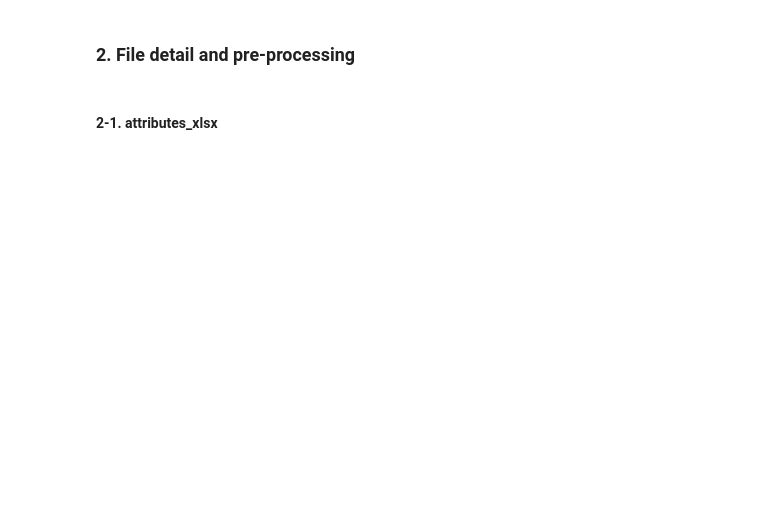
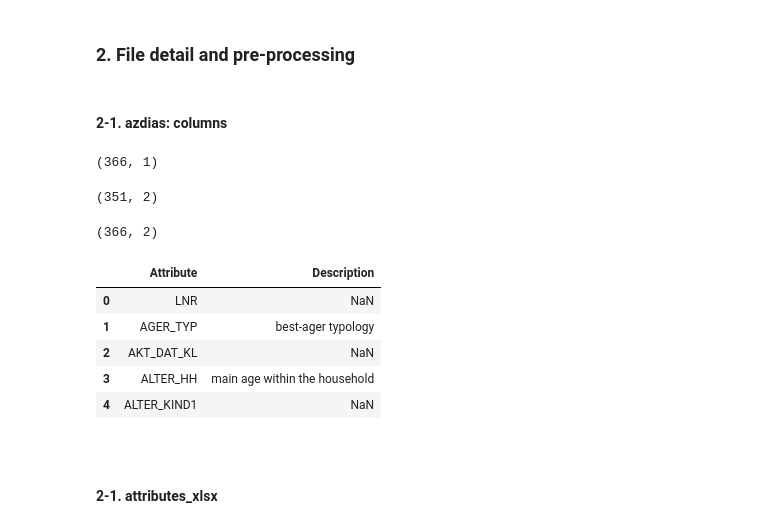
Before and after one commit to jaeyoun-chang/u_city_capstone, a Jupyter notebook: Arvato Project Workbook.ipynb, the cells around one changed output. Cells and saved outputs as stored; diff of their text form; code cells hidden in the pictures; blank space fills up the shorter version.

Commit message:
azdias: columns

```diff
--- a/Arvato Project Workbook.ipynb
+++ b/Arvato Project Workbook.ipynb
@@ -156,3 +164,38 @@ None
 # information_xlsx
 # %% [markdown]
 ### 2. File detail and pre-processing
+# %% [markdown]
+#### 2-1. azdias: columns
+# %%
+# values of columns of azdias
+col_val_azdias = pd.DataFrame(azdias.columns, columns=['Attribute'])
+print (col_val_azdias.shape)
+# col_val_azdias.head() # not to run
+# %% [output]
+(366, 1)
+# %%
+# unique values of attributes_xlsx which is to explain column values of azdias
+uniq_val_attributes = attributes_xlsx[['Attribute', 'Description']].drop_duplicates()
+print (uniq_val_attributes.shape)
+# uniq_val_attributes.head() # not to run
+# %% [output]
+(351, 2)
+# %%
+# add description to columns of azdias
+col_val_azdias_desc = pd.merge(col_val_azdias, uniq_val_attributes, how = 'left')
+
+# drop duplicated 2 lines
+col_val_azdias_desc.drop_duplicates(subset = ['Attribute'], inplace = True)
+
+print (col_val_azdias_desc.shape)
+col_val_azdias_desc.head()
+# %% [output]
+(366, 2)
+|  | Attribute | Description |
+| 0 | LNR | NaN |
+| 1 | AGER_TYP | best-ager typology |
+| 2 | AKT_DAT_KL | NaN |
+| 3 | ALTER_HH | main age within the household |
+| 4 | ALTER_KIND1 | NaN |
+# %% [markdown]
+>
```
Also changed, not shown: parts of 15 cells of this notebook.
